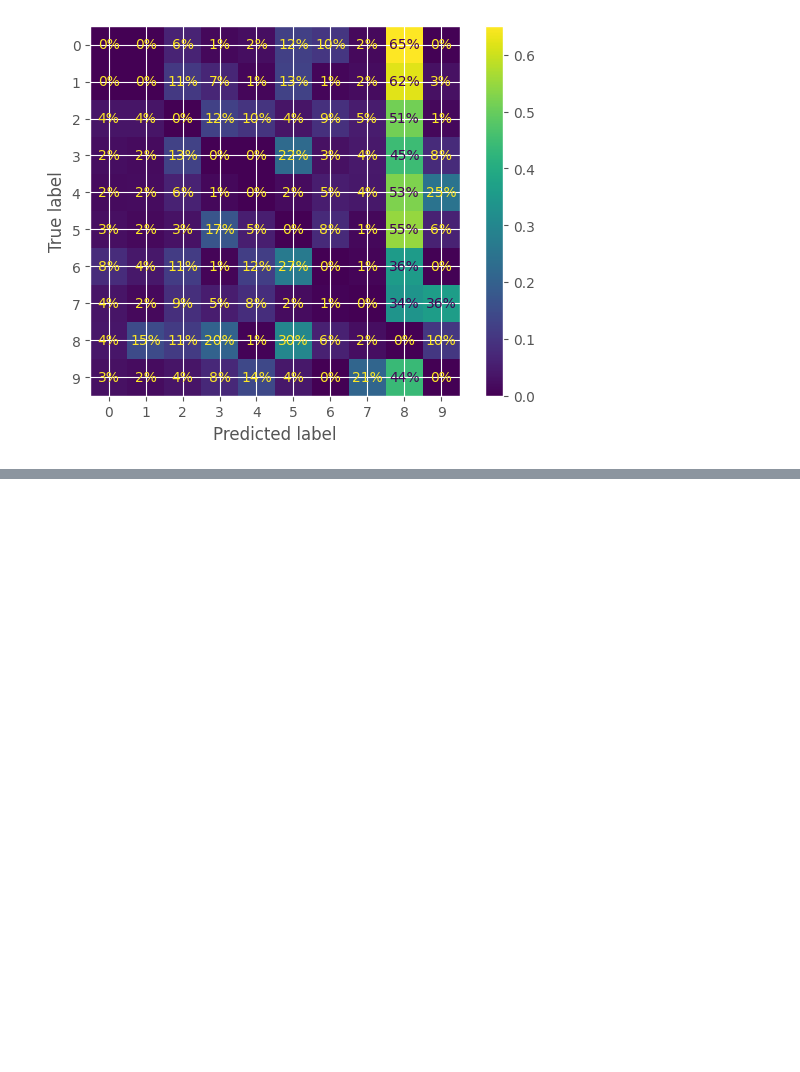
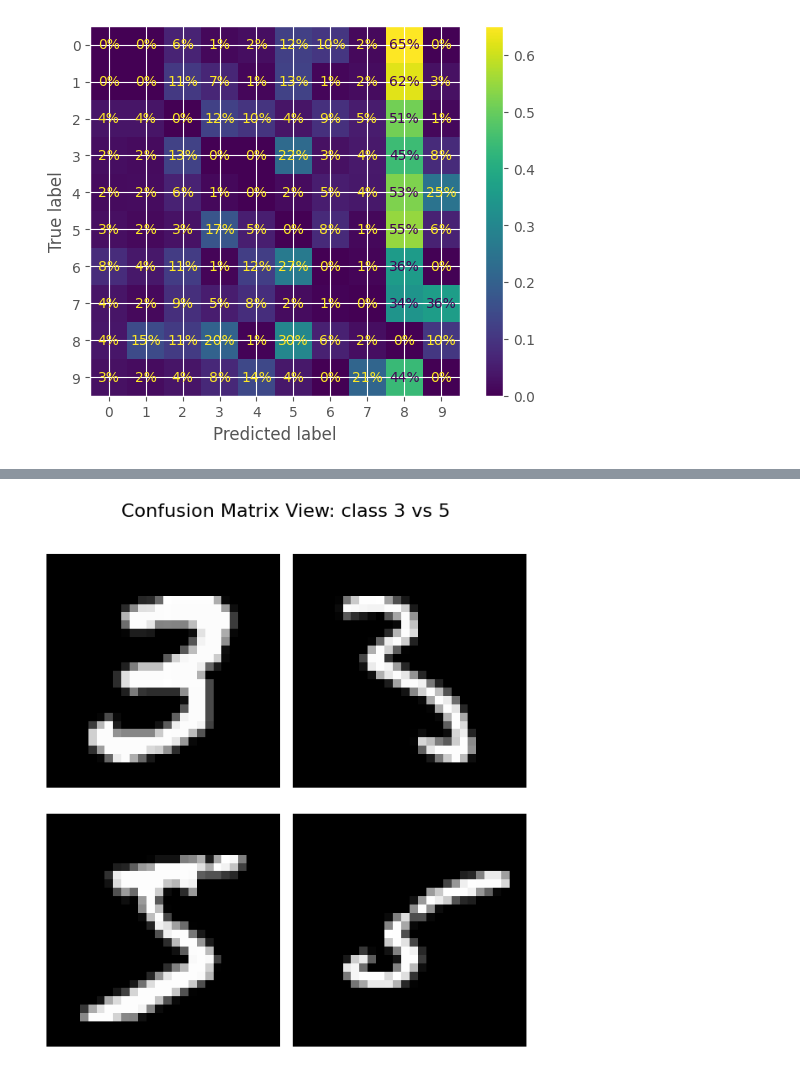
Before and after one commit to Brian342/JupyterLab, a Jupyter notebook: Classification.ipynb, the cells around one changed output, grey strips where cells are left out. Saved outputs shown, nothing was run; the diff lists cells and outputs as text; code cells hidden in the pictures; blank space fills up the shorter version.

```diff
--- a/Classification.ipynb
+++ b/Classification.ipynb
@@ -364,0 +372,26 @@ plt.show()
+# %%
+cl_a, cl_b = '3', '5'
+X_aa = X_train[(y_train == cl_a) & (y_train_pred == cl_a)]
+X_ab = X_train[(y_train == cl_a) & (y_train_pred == cl_b)]
+X_ba = X_train[(y_train == cl_b) & (y_train_pred == cl_a)]
+X_bb = X_train[(y_train == cl_b) & (y_train_pred == cl_b)]
+# creating a 2x2 plot grid
+fig, axes = plt.subplots(10, 2, figsize=(6, 7))
+fig.suptitle(f'Confusion Matrix View: class {cl_a} vs {cl_b}', fontsize=16)
+def plot_images(ax, images):
+    # ax.set_title(title)
+    ax.axis('off')
+    if len(images) > 0:
+        for i in range(min(10, len(images))):
+            ax.imshow(images[i].reshape(28,28), cmap='gray')
+            break
+    else:
+        ax.text(0.5, 0.5, 'None', ha='center', va='center')
+plot_images(axes[0, 0], X_aa)
+plot_images(axes[0, 1], X_ab)
+plot_images(axes[1, 0], X_ba)
+plot_images(axes[1, 1], X_bb)
+plt.tight_layout()
+plt.show()
+# %% [output]
+[figure, added]
```
Also changed, not shown: parts of 1 cell of this notebook.
